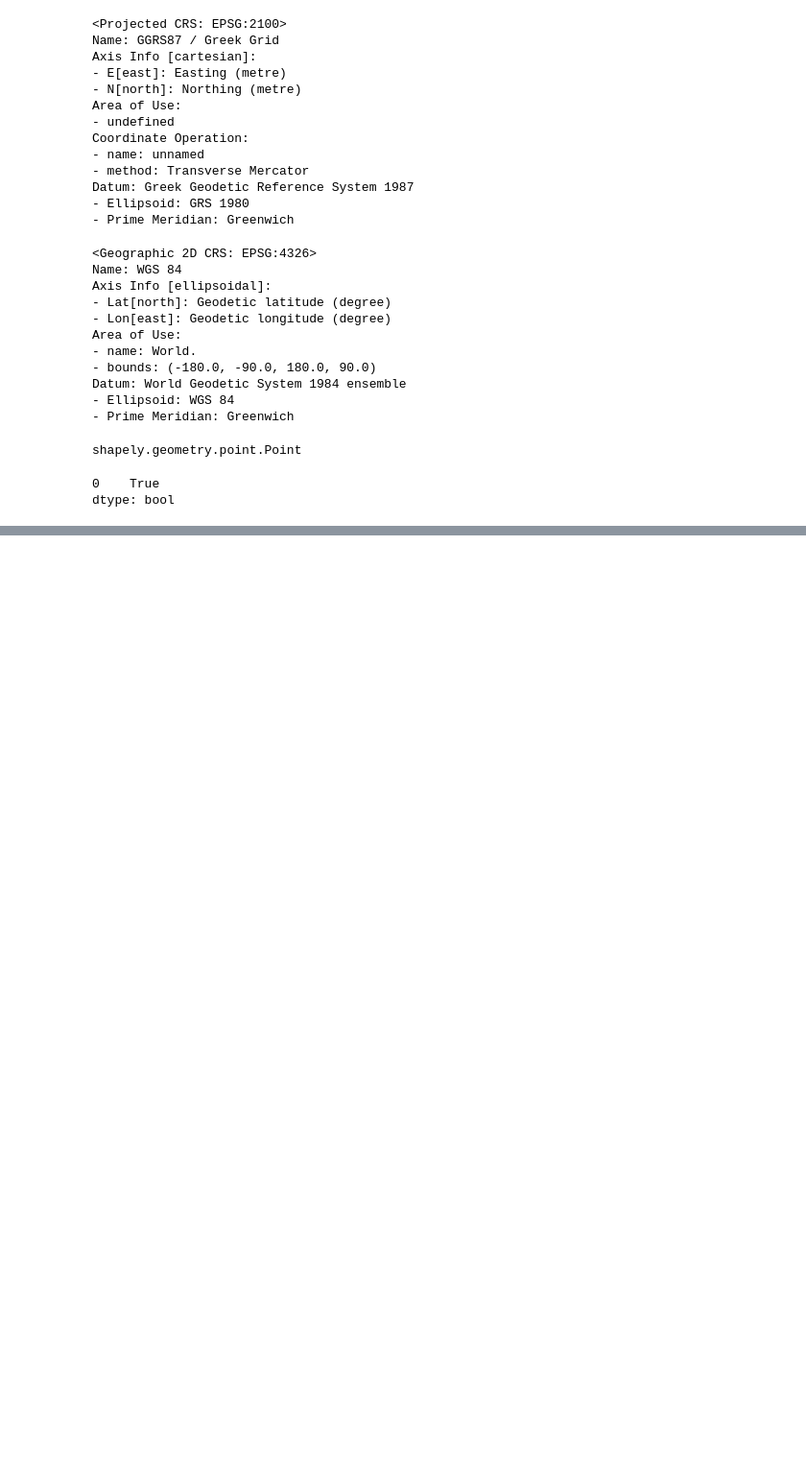
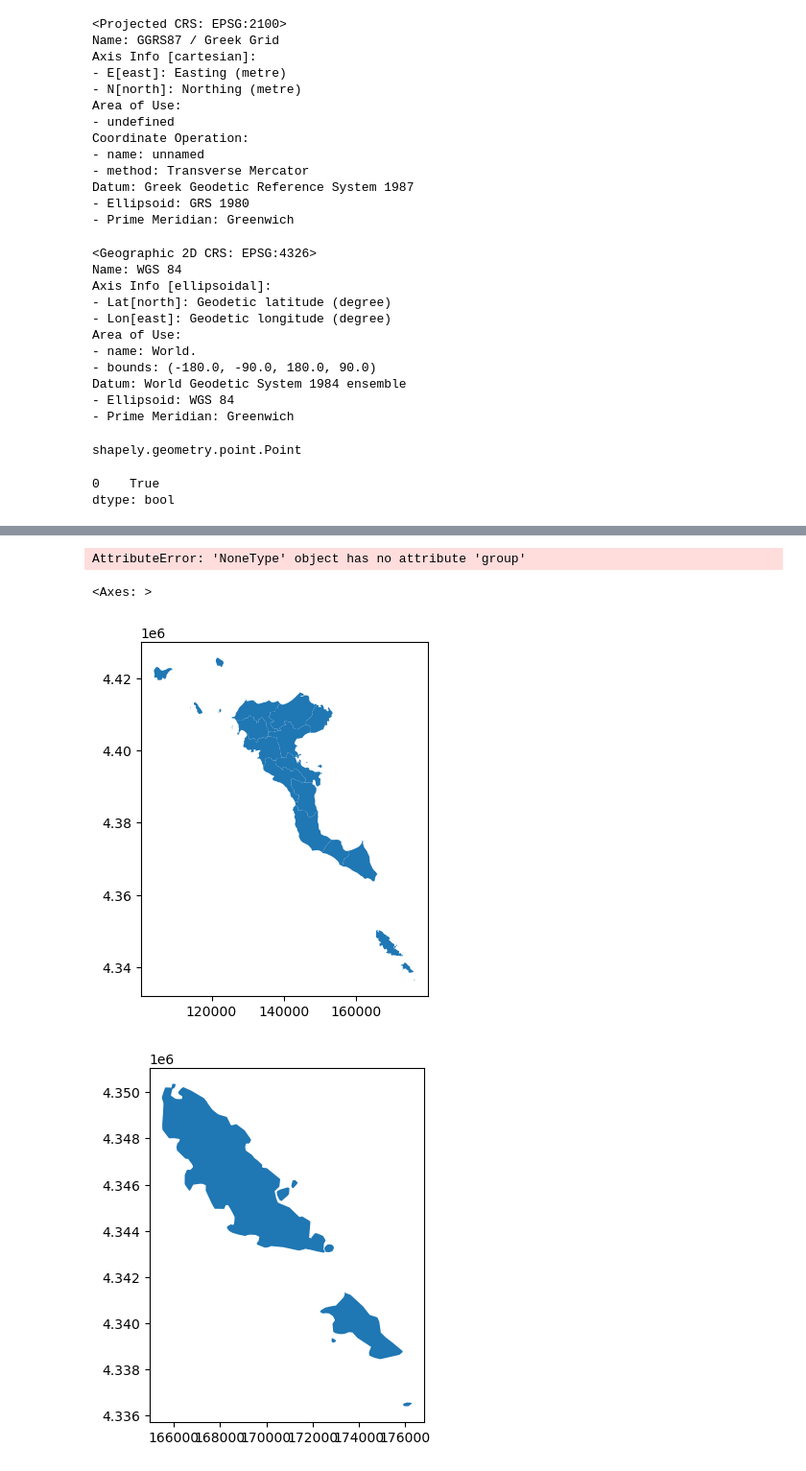
Before and after one commit to bobadams1/house_finder, a Jupyter notebook: code/02_Shoreline_Boundary.ipynb, the cells around one changed output, grey strips where cells are left out. Shown at 96% size. Saved outputs shown, nothing was run; the diff lists cells and outputs as text; code cells hidden in the pictures; blank space fills up the shorter version.

```diff
--- a/code/02_Shoreline_Boundary.ipynb
+++ b/code/02_Shoreline_Boundary.ipynb
@@ -154,0 +163,2 @@ corfu.to_file('../data/clean_data/coastlines/corfu.shp')
+# %%
+munis = gp.read_file('../data/raw_data/oria_kapodistriakwn_dhmwn/oria_kapodistriakwn_dhmwn.shp', encoding = 'cp1253')
@@ -154,0 +174,2 @@ corfu.to_file('../data/clean_data/coastlines/corfu.shp')
+# %%
+munis_c = munis[munis['PREF_ID'].astype(int) == 22]
@@ -154,0 +203,14 @@ corfu.to_file('../data/clean_data/coastlines/corfu.shp')
+# %%
+from googletrans import Translator
+translator = Translator()
+munis_c['EDRA'] = munis_c['EDRA'].map(lambda x: translator.translate(str(x)).text)
+# %% [output]
+AttributeError: 'NoneType' object has no attribute 'group'
+# %%
+munis_c.plot()
+
+munis_c[munis_c['EDRA'] == 'ΠΑΞΟΙ'].plot()
+# %% [output]
+<Axes: >
+[figure, added]
+[figure, added]
```
Also changed, not shown: parts of 5 cells of this notebook, 4 other files.
